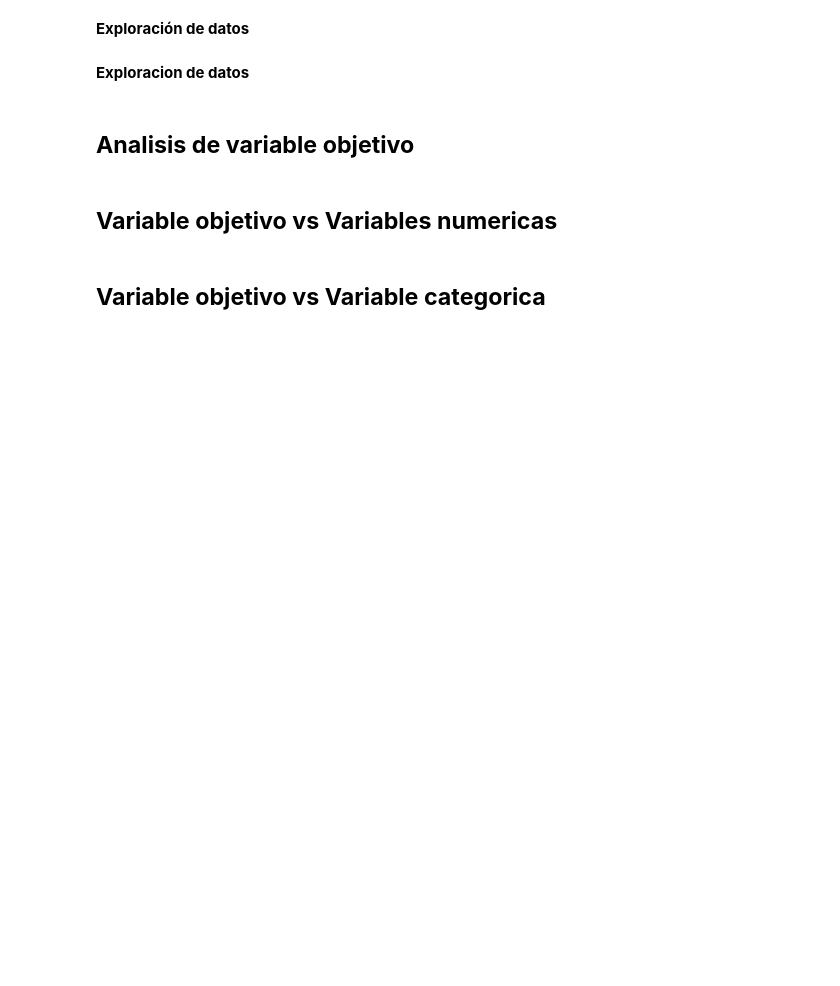
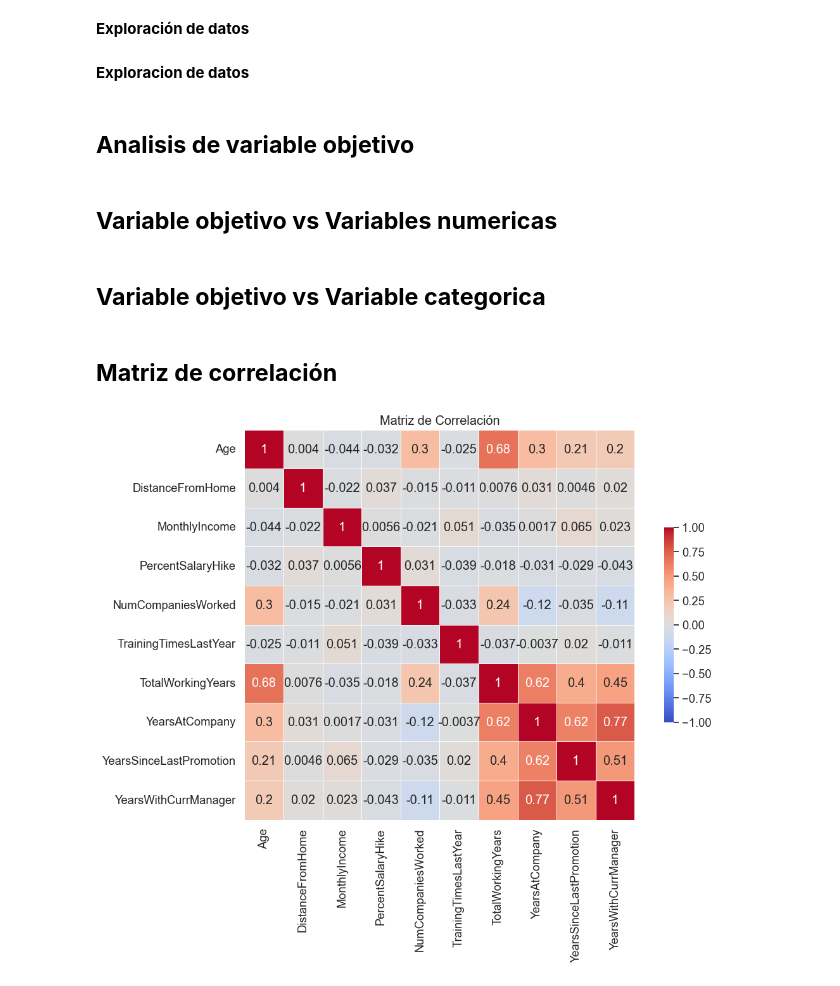
Before and after one commit to andressj1/A-RH, a Jupyter notebook: c_exploración de datos.ipynb, the cells around one changed output. Saved outputs shown, nothing was run; the diff lists cells and outputs as text; code cells hidden in the pictures; blank space fills up the shorter version.

```diff
--- a/c_exploración de datos.ipynb
+++ b/c_exploración de datos.ipynb
@@ -79,3 +79,23 @@ funciones.vovsenc(df, 'PerformanceRating', 'Count', 'Attrition')
 funciones.vovsstr(df, 'retirementType', 'Count', 'Attrition')
 # %%
 funciones.vovsstr(df, 'resignationReason', 'Count', 'Attrition')
+# %% [markdown]
+## **Matriz de correlación**
+# %%
+# Seleccionar variables numericas
+variables = ['Age', 'DistanceFromHome', 'MonthlyIncome', 'PercentSalaryHike',
+             'NumCompaniesWorked', 'TrainingTimesLastYear', 'TotalWorkingYears',
+             'YearsAtCompany', 'YearsSinceLastPromotion', 'YearsWithCurrManager']
+
+correlation_matrix = df[variables].corr()
+
+plt.figure(figsize=(12, 8))
+sns.set(font_scale=1.2)
+sns.set_style("whitegrid")
+
+sns.heatmap(correlation_matrix, annot=True, cmap='coolwarm', vmin=-1, vmax=1, center=0,
+            linewidths=.5, square=True, cbar_kws={"shrink": .5})
+plt.title('Matriz de Correlación')
+plt.show()
+# %% [output]
+[figure, added]
```
